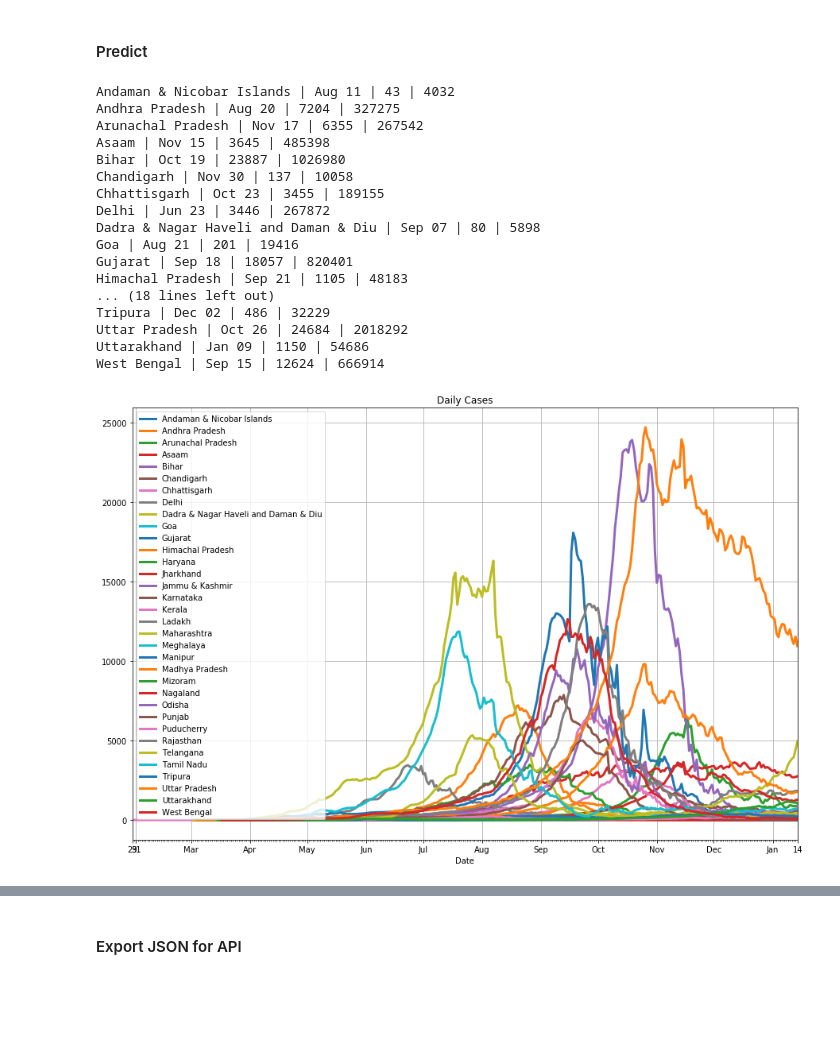
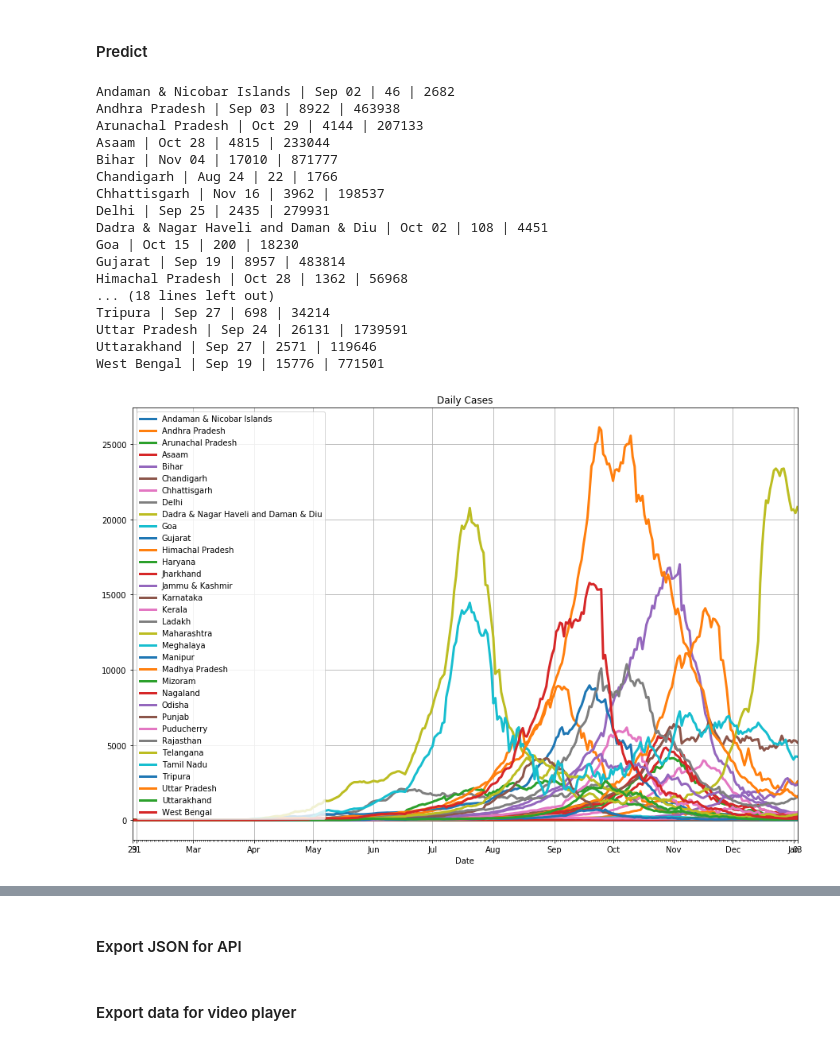
Before and after one commit to VICS-CORE/stats, a Jupyter notebook: 11_YudistirNet.ipynb, the cells around one changed output, grey strips where cells are left out. Drawn from its saved outputs; the diff is of its cells as text; code cells hidden in the pictures; blank space fills up the shorter version.

Commit message:
Support for video player json Elwise accuracy

```diff
--- a/11_YudistirNet.ipynb
+++ b/11_YudistirNet.ipynb
@@ -365,14 +377,14 @@ ax.xaxis.set_major_formatter(mj_f)
 ### Test (predict) using OWID data
 # %%
 c = "India"
-n_days = 200
+n_days_prediction = 200
 
 pop_fct = df.loc[df.location==c, 'population'].iloc[0] / 1000
 test_data = np.array(df.loc[(df.location==c) & (df.total_cases>=100), 'new_cases'].rolling(7, center=True, min_periods=1).mean() / pop_fct, dtype=np.float32)
 
 in_data = test_data[-IP_SEQ_LEN:]
 out_data = np.array([], dtype=np.float32)
-for i in range(int(n_days / OP_SEQ_LEN)):
+for i in range(int(n_days_prediction / OP_SEQ_LEN)):
     ip = torch.tensor(
         in_data,
         dtype=torch.float32
@@ -438,6 +450,7 @@ for state in ts:
 
 states_df = pd.DataFrame(data, columns=['state', 'date', 'total'])
 states_df['date'] = pd.to_datetime(states_df['date'])
+first_case_date = states_df['date'].min()
 # %%
 # http://www.populationu.com/india-population
 STT_INFO = {
@@ -539,12 +552,26 @@ def expand(df):
     df.index = pd.DatetimeIndex(df.date)
     df = df.drop(columns=['date'])
     return df.reindex(idx, method='pad').reset_index().rename(columns={'index':'date'})
+
+def prefill(df, min_date):
+    '''Fill zeros from first_case_date to df.date.min()'''
+    assert(len(df.state.unique()) == 1)
+    s = df.state.unique().item()
+    min_date = min_date
+    max_date = df['date'].max()
+    idx = pd.date_range(min_date, max_date)
+
+    df.index = pd.DatetimeIndex(df.date)
+    df = df.drop(columns=['date'])
+    return df.reindex(idx).reset_index().rename(columns={'index':'date'}).fillna({'state':s, 'total':0})
 # %%
-n_days = 200 # number of days for prediction
-if not n_days%OP_SEQ_LEN == 0:
+n_days_data = len(expand(states_df.loc[states_df['state']=='TT']))
+prediction_offset = 15 # how many days of data to skip
+n_days_prediction = 200 # number of days for prediction
+if not n_days_prediction%OP_SEQ_LEN == 0:
     raise
 
-agg_days = n_days # number of days for plotting agg curve i.e. prediction + actual data
+agg_days = n_days_data - prediction_offset + n_days_prediction # number of days for plotting agg curve i.e. prediction + actual data
 states_agg = np.zeros(agg_days)
 
 ax = None
@@ -552,14 +579,14 @@ api = {}
 for state in STT_INFO:
     pop_fct = STT_INFO[state]["popn"] / 1000
 
-    state_df = states_df.loc[states_df['state']==state][:-1] # skip todays data. covid19 returns incomplete.
-    state_df = expand(state_df)
+    state_df = states_df.loc[states_df['state']==state][:-prediction_offset] # skip todays data. covid19 returns incomplete.
+    state_df = prefill(expand(state_df), first_case_date)
     state_df['daily'] = state_df['total'] - state_df['total'].shift(1).fillna(0)
     test_data = np.array(state_df['daily'].rolling(7, center=True, min_periods=1).mean() / pop_fct, dtype=np.float32)
 
     in_data = test_data[-IP_SEQ_LEN:]
     out_data = np.array([], dtype=np.float32)
-    for i in range(int(n_days / OP_SEQ_LEN)):
+    for i in range(int(n_days_prediction / OP_SEQ_LEN)):
         ip = torch.tensor(
             in_data,
             dtype=torch.float32
@@ -600,7 +627,7 @@ for state in STT_INFO:
     orig_df['active_daily'] = orig_df[sn] - orig_df['recovered_daily'] - orig_df['deceased_daily']
 
     api[state] = {}
-    for idx, row in orig_df[-n_days:].iterrows():
+    for idx, row in orig_df[-agg_days:].iterrows():
         row_date = row['Date'].strftime("%Y-%m-%d")
         api[state][row_date] = {
             "delta": {
@@ -635,47 +662,47 @@ last_date = orig_df['Date'].iloc[-1].to_pydatetime()
 start_date = last_date - dt.timedelta(days=agg_days)
 cum_df['Date'] = pd.to_datetime([(start_date + dt.timedelta(days=i)).strftime("%Y-%m-%d") for i in range(len(cum_df))])
 ax = cum_df.plot(
     x='Date',
     y=['states_agg'],
     title='Aggregate daily cases',
     figsize=(15,10),
     grid=True,
     lw=3
 )
 mn_l = DayLocator()
 ax.xaxis.set_minor_locator(mn_l)
 mj_l = AutoDateLocator()
 mj_f = ConciseDateFormatter(mj_l, show_offset=False)
 ax.xaxis.set_major_formatter(mj_f)
 
 # plot peak in agg
 # peakx = 171
 # peak = cum_df.iloc[peakx]
 # peak_desc = peak['Date'].strftime("%d-%b") + "\n" + str(int(peak['states_agg']))
 # _ = ax.annotate(
 #     peak_desc,
 #     xy=(peak['Date'] + dt.timedelta(days=1), peak['states_agg']),
 #     xytext=(peak['Date'] + dt.timedelta(days=45), peak['states_agg'] * .9),
 #     arrowprops={},
 #     bbox={'facecolor':'white'}
 # )
 # _ = ax.axvline(x=peak['Date'], linewidth=1, color='r')
 # %% [output]
-Andaman & Nicobar Islands | Aug 11 | 43 | 4032
-Andhra Pradesh | Aug 20 | 7204 | 327275
-Arunachal Pradesh | Nov 17 | 6355 | 267542
-Asaam | Nov 15 | 3645 | 485398
-Bihar | Oct 19 | 23887 | 1026980
-Chandigarh | Nov 30 | 137 | 10058
-Chhattisgarh | Oct 23 | 3455 | 189155
-Delhi | Jun 23 | 3446 | 267872
-Dadra & Nagar Haveli and Daman & Diu | Sep 07 | 80 | 5898
-Goa | Aug 21 | 201 | 19416
-Gujarat | Sep 18 | 18057 | 820401
-Himachal Pradesh | Sep 21 | 1105 | 48183
+Andaman & Nicobar Islands | Sep 02 | 46 | 2682
+Andhra Pradesh | Sep 03 | 8922 | 463938
+Arunachal Pradesh | Oct 29 | 4144 | 207133
+Asaam | Oct 28 | 4815 | 233044
+Bihar | Nov 04 | 17010 | 871777
+Chandigarh | Aug 24 | 22 | 1766
+Chhattisgarh | Nov 16 | 3962 | 198537
+Delhi | Sep 25 | 2435 | 279931
+Dadra & Nagar Haveli and Daman & Diu | Oct 02 | 108 | 4451
+Goa | Oct 15 | 200 | 18230
+Gujarat | Sep 19 | 8957 | 483814
+Himachal Pradesh | Oct 28 | 1362 | 56968
 ... (18 lines left out)
-Tripura | Dec 02 | 486 | 32229
-Uttar Pradesh | Oct 26 | 24684 | 2018292
-Uttarakhand | Jan 09 | 1150 | 54686
-West Bengal | Sep 15 | 12624 | 666914
+Tripura | Sep 27 | 698 | 34214
+Uttar Pradesh | Sep 24 | 26131 | 1739591
+Uttarakhand | Sep 27 | 2571 | 119646
+West Bengal | Sep 19 | 15776 | 771501
-[figure, old version]
+[figure, new version]
@@ -699,3 +726,5 @@ for state in api:
 # export
 with open("predictions.json", "w") as f:
     f.write(json.dumps(api, sort_keys=True))
+# %% [markdown]
+#### Export data for video player
```
Also changed, not shown: parts of 4 cells of this notebook.
